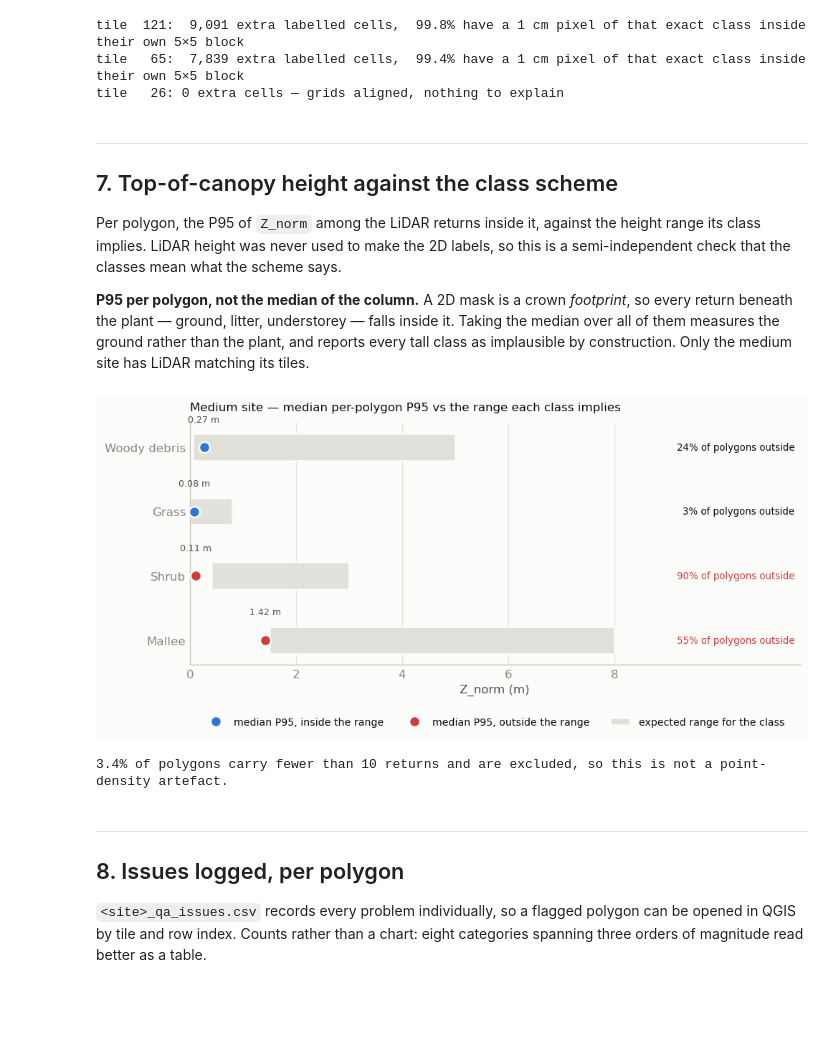
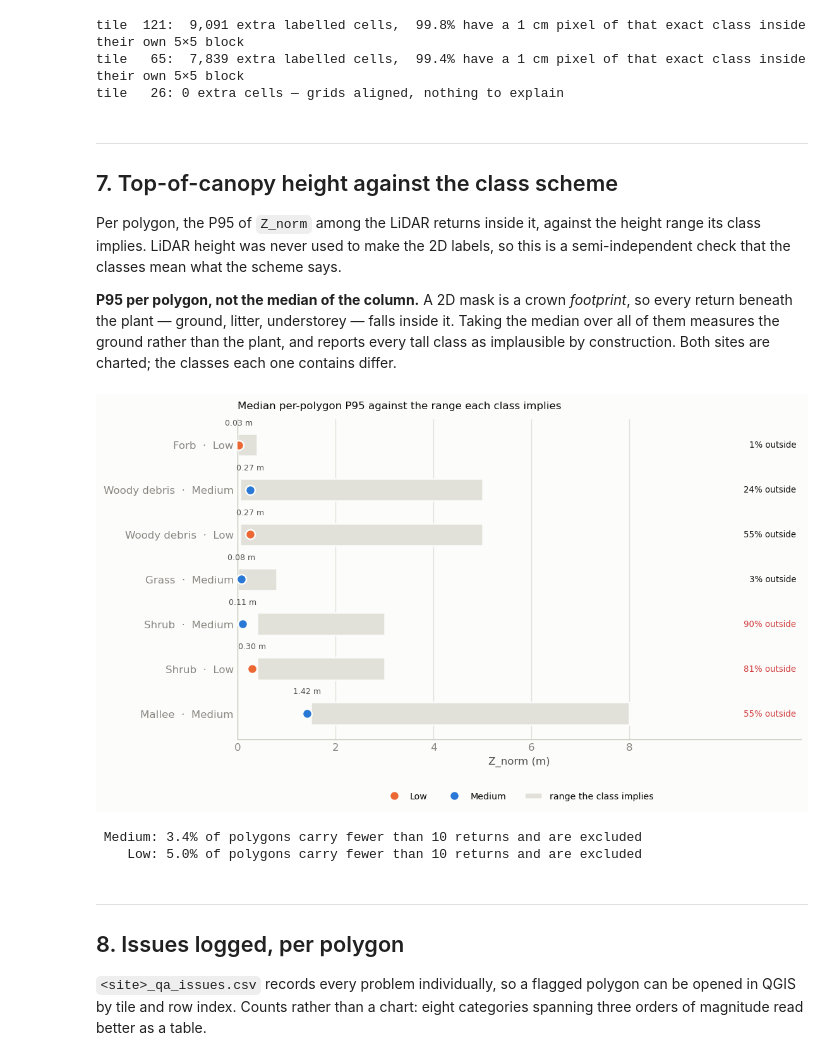
Before and after one commit to LNSOTOM/fvc_structure, a Jupyter notebook: phase_3_2D_imagery_prep/step_3_label_quality/notebooks/01_label_quality_assessment.ipynb, the cells around one changed output. Drawn from its saved outputs; the diff is of its cells as text; code cells hidden in the pictures; blank space fills up the shorter version.

```diff
--- a/phase_3_2D_imagery_prep/step_3_label_quality/notebooks/01_label_quality_assessment.ipynb
+++ b/phase_3_2D_imagery_prep/step_3_label_quality/notebooks/01_label_quality_assessment.ipynb
@@ -47,6 +47,7 @@ if str(STEP_DIR) not in sys.path:
 
 from label_qa import CANOPY_PERCENTILE, CLASS_LABELS, HEIGHT_RANGES, wsl_path
 
+ID_BY_NAME = {name: struct_id for struct_id, name in CLASS_LABELS.items()}
 pd.set_option('display.width', 200)
 pd.set_option('display.max_columns', 60)
 print(f'Repo root: {REPO_ROOT}')
@@ -426,52 +427,52 @@ check that the classes mean what the scheme says.
 **P95 per polygon, not the median of the column.** A 2D mask is a crown *footprint*, so every
 return beneath the plant — ground, litter, understorey — falls inside it. Taking the median over
 all of them measures the ground rather than the plant, and reports every tall class as
-implausible by construction. Only the medium site has LiDAR matching its tiles.
+implausible by construction. Both sites are charted; the classes each one contains differ.
 # %%
-a = DATA['Medium']['avg']
-classes = [n for n in CLASS_LABELS.values() if pd.notna(a.get(f'P95 Znorm {n} (m)'))]
-sid_of = {v: k for k, v in CLASS_LABELS.items()}
+# One row per (class, site) that has height data.
+entries = [(n, c) for n in CLASS_LABELS.values() for c in CONDITIONS
+           if pd.notna(DATA[c]['avg'].get(f'P95 Znorm {n} (m)'))]
 
-fig, ax = plt.subplots(figsize=(8.5, 0.6 * len(classes) + 1.8))
-y = np.arange(len(classes))
-for i, name in enumerate(classes):
-    lo, hi = HEIGHT_RANGES[sid_of[name]]
-    ax.barh(i, hi - lo, left=lo, height=0.42, color=GRID, edgecolor=SURFACE, linewidth=1.5,
-            zorder=1, label='expected range for the class' if i == 0 else None)
-groups = {True: {'y': [], 'x': [], 'colour': SERIES[0], 'label': 'median P95, inside the range'},
-          False: {'y': [], 'x': [], 'colour': '#d03b3b', 'label': 'median P95, outside the range'}}
-for i, name in enumerate(classes):
+fig, ax = plt.subplots(figsize=(9.5, 0.52 * len(entries) + 2.0))
+for i, (name, cond) in enumerate(entries):
+    lo, hi = HEIGHT_RANGES[ID_BY_NAME[name]]
+    ax.barh(i, hi - lo, left=lo, height=0.5, color=GRID, edgecolor=SURFACE, linewidth=1.5,
+            zorder=1, label='range the class implies' if i == 0 else None)
+
+seen = set()
+for i, (name, cond) in enumerate(entries):
+    a = DATA[cond]['avg']
     med = a[f'P95 Znorm {name} (m)']
-    lo, hi = HEIGHT_RANGES[sid_of[name]]
+    lo, hi = HEIGHT_RANGES[ID_BY_NAME[name]]
     inside = lo <= med <= hi
-    groups[inside]['y'].append(i)
-    groups[inside]['x'].append(med)
-    ax.text(11.4, i, f"{a[f'Height outliers {name} (%)']:.0f}% of polygons outside",
+    ax.plot([med], [i], linestyle='none', marker='o', markersize=9, zorder=3,
+            color=COLOUR[cond], markeredgecolor=SURFACE, markeredgewidth=1.5,
+            label=cond if cond not in seen else None)
+    seen.add(cond)
+    ax.text(med, i - 0.40, f'{med:.2f} m', va='bottom', ha='center', color=INK_2, fontsize=7.5)
+    ax.text(11.4, i, f"{a[f'Height outliers {name} (%)']:.0f}% outside",
             va='center', ha='right', color=INK if inside else '#d03b3b', fontsize=8)
-    ax.text(med, i - 0.36, f'{med:.2f} m', va='bottom', ha='center', color=INK_2, fontsize=7.5)
-for g in groups.values():
-    if g['y']:
-        ax.plot(g['x'], g['y'], linestyle='none', marker='o', markersize=9, zorder=3,
-                color=g['colour'], markeredgecolor=SURFACE, markeredgewidth=1.5,
-                label=g['label'])
 
-ax.set_yticks(y, classes)
+ax.set_yticks(np.arange(len(entries)),
+              [f'{name}  ·  {cond}' for name, cond in entries])
 ax.invert_yaxis()
 ax.set_xlim(0, 11.5)
 ax.set_xticks([0, 2, 4, 6, 8])
 ax.set_xlabel('Z_norm (m)')
-ax.set_title(f'Medium site — median per-polygon P{CANOPY_PERCENTILE} vs the range each class implies',
+ax.set_title(f'Median per-polygon P{CANOPY_PERCENTILE} against the range each class implies',
              loc='left', fontsize=10, pad=10)
-ax.legend(ncols=3, loc='upper center', bbox_to_anchor=(0.5, -0.18), fontsize=8.5)
+ax.legend(ncols=3, loc='upper center', bbox_to_anchor=(0.5, -0.14), fontsize=8.5)
 tidy(ax)
 plt.tight_layout()
 plt.show()
 
-print(f"{a['Polygons with too few returns (%)']:.1f}% of polygons carry fewer than 10 returns "
-      'and are excluded, so this is not a point-density artefact.')
+for cond in CONDITIONS:
+    print(f"{cond:>7}: {DATA[cond]['avg']['Polygons with too few returns (%)']:.1f}% of polygons "
+          'carry fewer than 10 returns and are excluded')
 # %% [output]
-[figure, old version]
+[figure, new version]
-3.4% of polygons carry fewer than 10 returns and are excluded, so this is not a point-density artefact.
+ Medium: 3.4% of polygons carry fewer than 10 returns and are excluded
+    Low: 5.0% of polygons carry fewer than 10 returns and are excluded
 # %% [markdown]
 ---
 ## 8. Issues logged, per polygon
```
Also changed, not shown: parts of 8 cells of this notebook, 1 other file.
